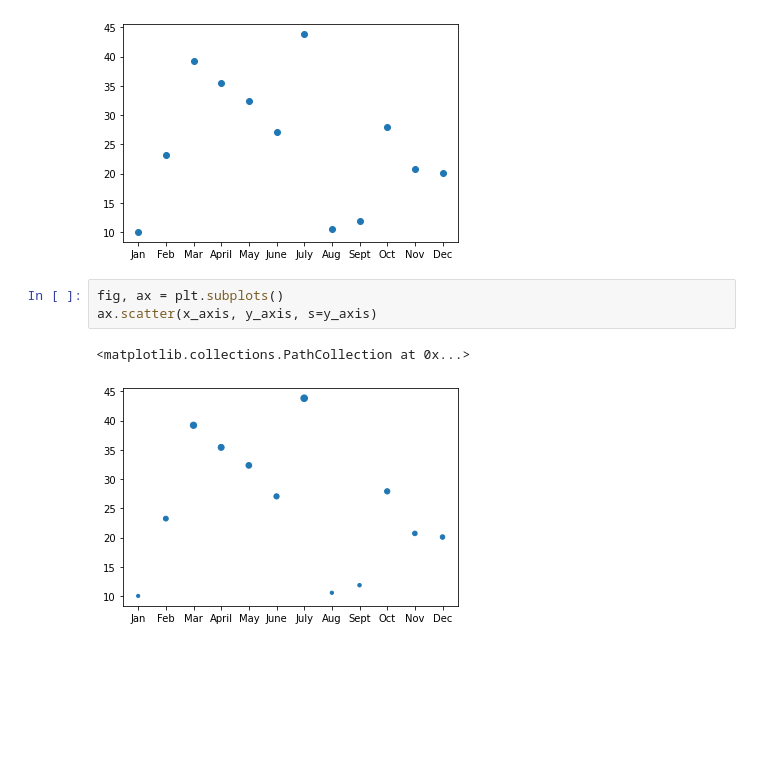
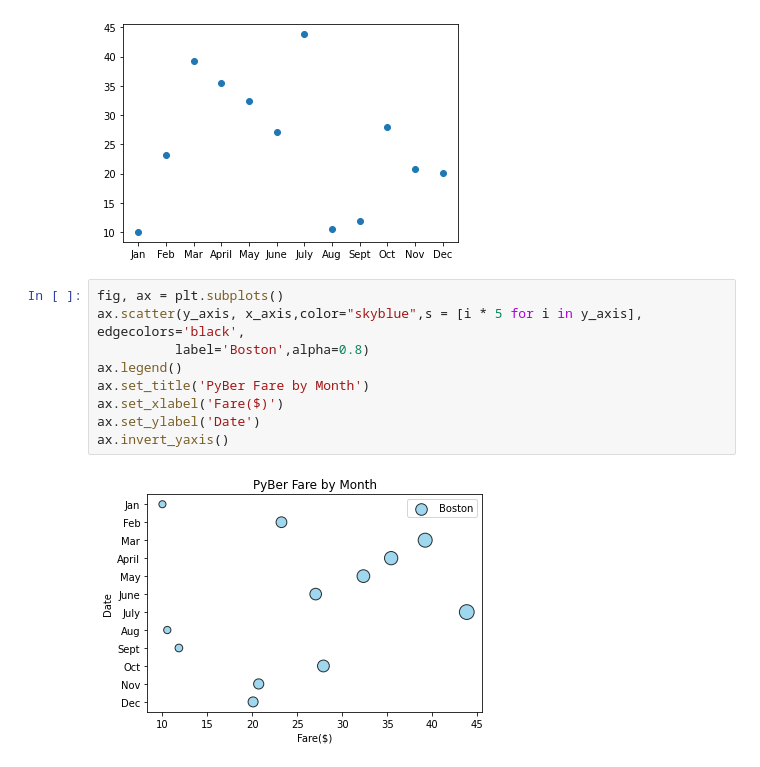
Before and after one commit to PGL50/PyBer_Analysis, a Jupyter notebook: matplotlib_practice.ipynb, the cells around one changed output. Drawn from its saved outputs; the diff is of its cells as text; blank space fills up the shorter version.

Commit message:
Graph stuff

```diff
--- a/matplotlib_practice.ipynb
+++ b/matplotlib_practice.ipynb
@@ -228,9 +228,14 @@ ax.scatter(x_axis, y_axis)
 # %% [output]
 <matplotlib.collections.PathCollection at 0x...>
 [figure]
-# %%
-fig, ax = plt.subplots()
-ax.scatter(x_axis, y_axis, s=y_axis)
-# %% [output]
-<matplotlib.collections.PathCollection at 0x...>
-[figure, removed]
+# %%
+fig, ax = plt.subplots()
+ax.scatter(y_axis, x_axis,color="skyblue",s = [i * 5 for i in y_axis], edgecolors='black',
+          label='Boston',alpha=0.8)
+ax.legend()
+ax.set_title('PyBer Fare by Month')
+ax.set_xlabel('Fare($)')
+ax.set_ylabel('Date')
+ax.invert_yaxis()
+# %% [output]
+[figure, added]
```
Also changed, not shown: parts of 4 cells of this notebook.
